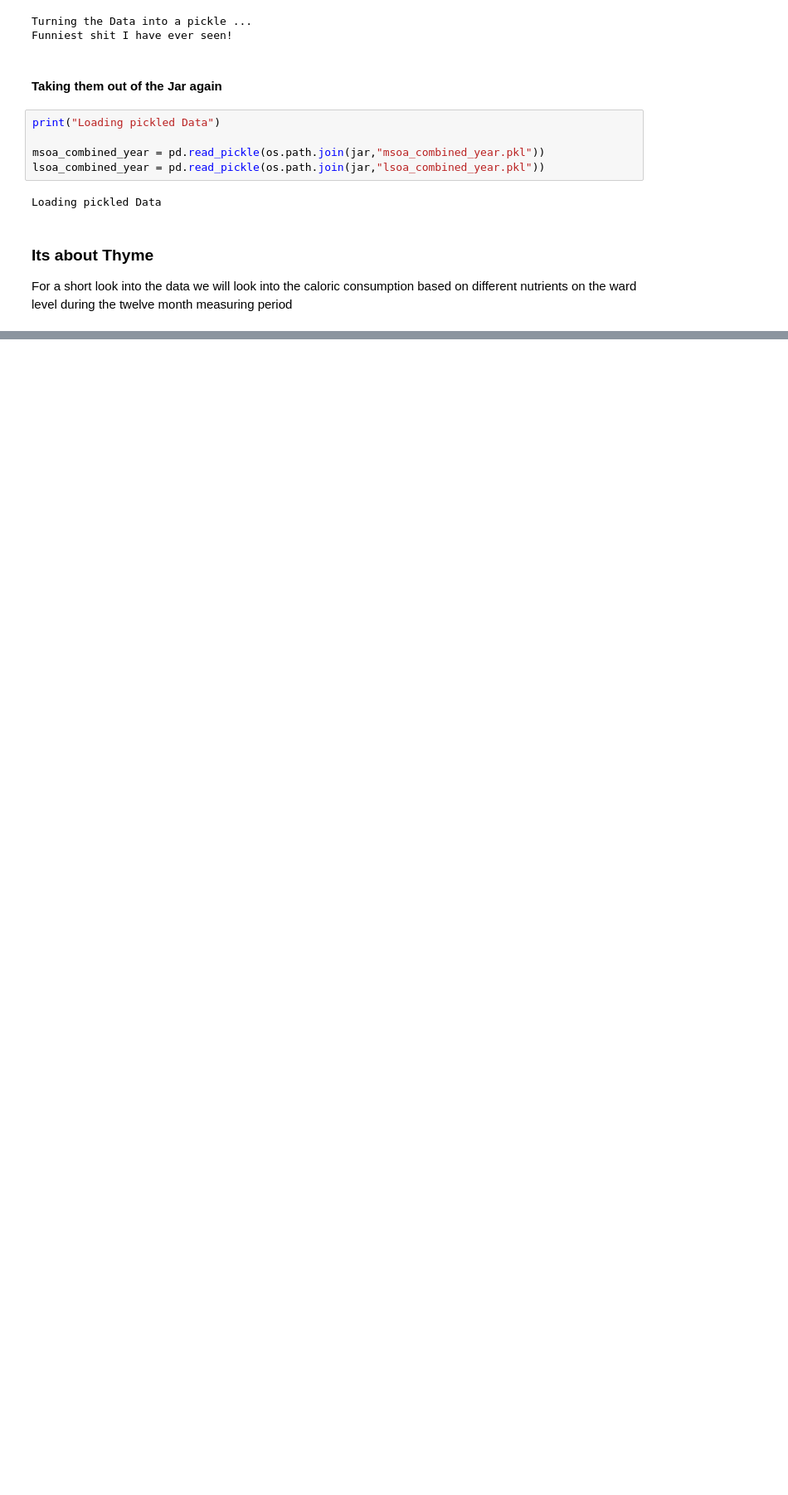
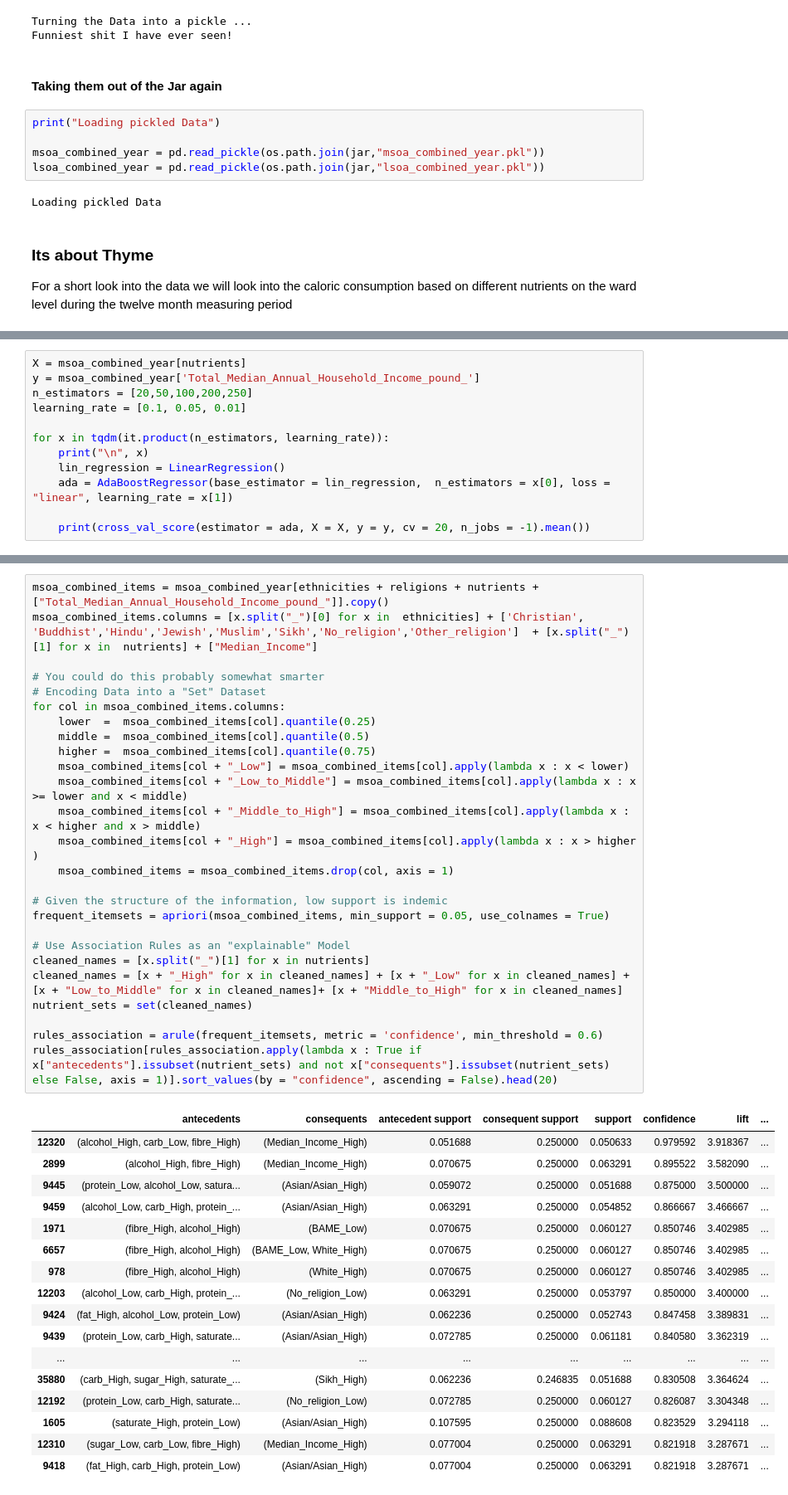
Before and after one commit to epfl-ada/ada-2020-project-milestone-p3-p3_binging_with_babbage, a Jupyter notebook: Project.ipynb, the cells around one changed output, grey strips where cells are left out. Shown at 83% size. Saved outputs shown, nothing was run; the diff lists cells and outputs as text; blank space fills up the shorter version.

```diff
--- a/Project.ipynb
+++ b/Project.ipynb
@@ -241,0 +419,12 @@ plt.show()
+# %%
+X = msoa_combined_year[nutrients]
+y = msoa_combined_year['Total_Median_Annual_Household_Income_pound_']
+n_estimators = [20,50,100,200,250]
+learning_rate = [0.1, 0.05, 0.01]
+
+for x in tqdm(it.product(n_estimators, learning_rate)):
+    print("\n", x)
+    lin_regression = LinearRegression()
+    ada = AdaBoostRegressor(base_estimator = lin_regression,  n_estimators = x[0], loss = "linear", learning_rate = x[1])
+
+    print(cross_val_score(estimator = ada, X = X, y = y, cv = 20, n_jobs = -1).mean())
@@ -241,0 +467,44 @@ plt.show()
+# %%
+msoa_combined_items = msoa_combined_year[ethnicities + religions + nutrients + ["Total_Median_Annual_Household_Income_pound_"]].copy()
+msoa_combined_items.columns = [x.split("_")[0] for x in  ethnicities] + ['Christian', 'Buddhist','Hindu','Jewish','Muslim','Sikh','No_religion','Other_religion']  + [x.split("_")[1] for x in  nutrients] + ["Median_Income"]
+
+# You could do this probably somewhat smarter
+# Encoding Data into a "Set" Dataset
+for col in msoa_combined_items.columns:
+    lower  =  msoa_combined_items[col].quantile(0.25)
+    middle =  msoa_combined_items[col].quantile(0.5)
+    higher =  msoa_combined_items[col].quantile(0.75)
+    msoa_combined_items[col + "_Low"] = msoa_combined_items[col].apply(lambda x : x < lower)
+    msoa_combined_items[col + "_Low_to_Middle"] = msoa_combined_items[col].apply(lambda x : x >= lower and x < middle)
+    msoa_combined_items[col + "_Middle_to_High"] = msoa_combined_items[col].apply(lambda x :  x < higher and x > middle)
+    msoa_combined_items[col + "_High"] = msoa_combined_items[col].apply(lambda x : x > higher )
+    msoa_combined_items = msoa_combined_items.drop(col, axis = 1)
+
+# Given the structure of the information, low support is indemic
+frequent_itemsets = apriori(msoa_combined_items, min_support = 0.05, use_colnames = True)
+
+# Use Association Rules as an "explainable" Model
+cleaned_names = [x.split("_")[1] for x in nutrients]
+cleaned_names = [x + "_High" for x in cleaned_names] + [x + "_Low" for x in cleaned_names] + [x + "Low_to_Middle" for x in cleaned_names]+ [x + "Middle_to_High" for x in cleaned_names]
+nutrient_sets = set(cleaned_names)
+
+rules_association = arule(frequent_itemsets, metric = 'confidence', min_threshold = 0.6)
+rules_association[rules_association.apply(lambda x : True if x["antecedents"].issubset(nutrient_sets) and not x["consequents"].issubset(nutrient_sets) else False, axis = 1)].sort_values(by = "confidence", ascending = False).head(20)
+# %% [output]
+|  | antecedents | consequents | antecedent support | consequent support | support | confidence | lift | ... |
+| 12320 | (alcohol_High, carb_Low, fibre_High) | (Median_Income_High) | 0.051688 | 0.250000 | 0.050633 | 0.979592 | 3.918367 | ... |
+| 2899 | (alcohol_High, fibre_High) | (Median_Income_High) | 0.070675 | 0.250000 | 0.063291 | 0.895522 | 3.582090 | ... |
+| 9445 | (protein_Low, alcohol_Low, satura... | (Asian/Asian_High) | 0.059072 | 0.250000 | 0.051688 | 0.875000 | 3.500000 | ... |
+| 9459 | (alcohol_Low, carb_High, protein_... | (Asian/Asian_High) | 0.063291 | 0.250000 | 0.054852 | 0.866667 | 3.466667 | ... |
+| 1971 | (fibre_High, alcohol_High) | (BAME_Low) | 0.070675 | 0.250000 | 0.060127 | 0.850746 | 3.402985 | ... |
+| 6657 | (fibre_High, alcohol_High) | (BAME_Low, White_High) | 0.070675 | 0.250000 | 0.060127 | 0.850746 | 3.402985 | ... |
+| 978 | (fibre_High, alcohol_High) | (White_High) | 0.070675 | 0.250000 | 0.060127 | 0.850746 | 3.402985 | ... |
+| 12203 | (alcohol_Low, carb_High, protein_... | (No_religion_Low) | 0.063291 | 0.250000 | 0.053797 | 0.850000 | 3.400000 | ... |
+| 9424 | (fat_High, alcohol_Low, protein_Low) | (Asian/Asian_High) | 0.062236 | 0.250000 | 0.052743 | 0.847458 | 3.389831 | ... |
+| 9439 | (protein_Low, carb_High, saturate... | (Asian/Asian_High) | 0.072785 | 0.250000 | 0.061181 | 0.840580 | 3.362319 | ... |
+| ... | ... | ... | ... | ... | ... | ... | ... | ... |
+| 35880 | (carb_High, sugar_High, saturate_... | (Sikh_High) | 0.062236 | 0.246835 | 0.051688 | 0.830508 | 3.364624 | ... |
+| 12192 | (protein_Low, carb_High, saturate... | (No_religion_Low) | 0.072785 | 0.250000 | 0.060127 | 0.826087 | 3.304348 | ... |
+| 1605 | (saturate_High, protein_Low) | (Asian/Asian_High) | 0.107595 | 0.250000 | 0.088608 | 0.823529 | 3.294118 | ... |
+| 12310 | (sugar_Low, carb_Low, fibre_High) | (Median_Income_High) | 0.077004 | 0.250000 | 0.063291 | 0.821918 | 3.287671 | ... |
+| 9418 | (fat_High, carb_High, protein_Low) | (Asian/Asian_High) | 0.077004 | 0.250000 | 0.063291 | 0.821918 | 3.287671 | ... |
```
Also changed, not shown: parts of 30 cells of this notebook, 2 other files.
